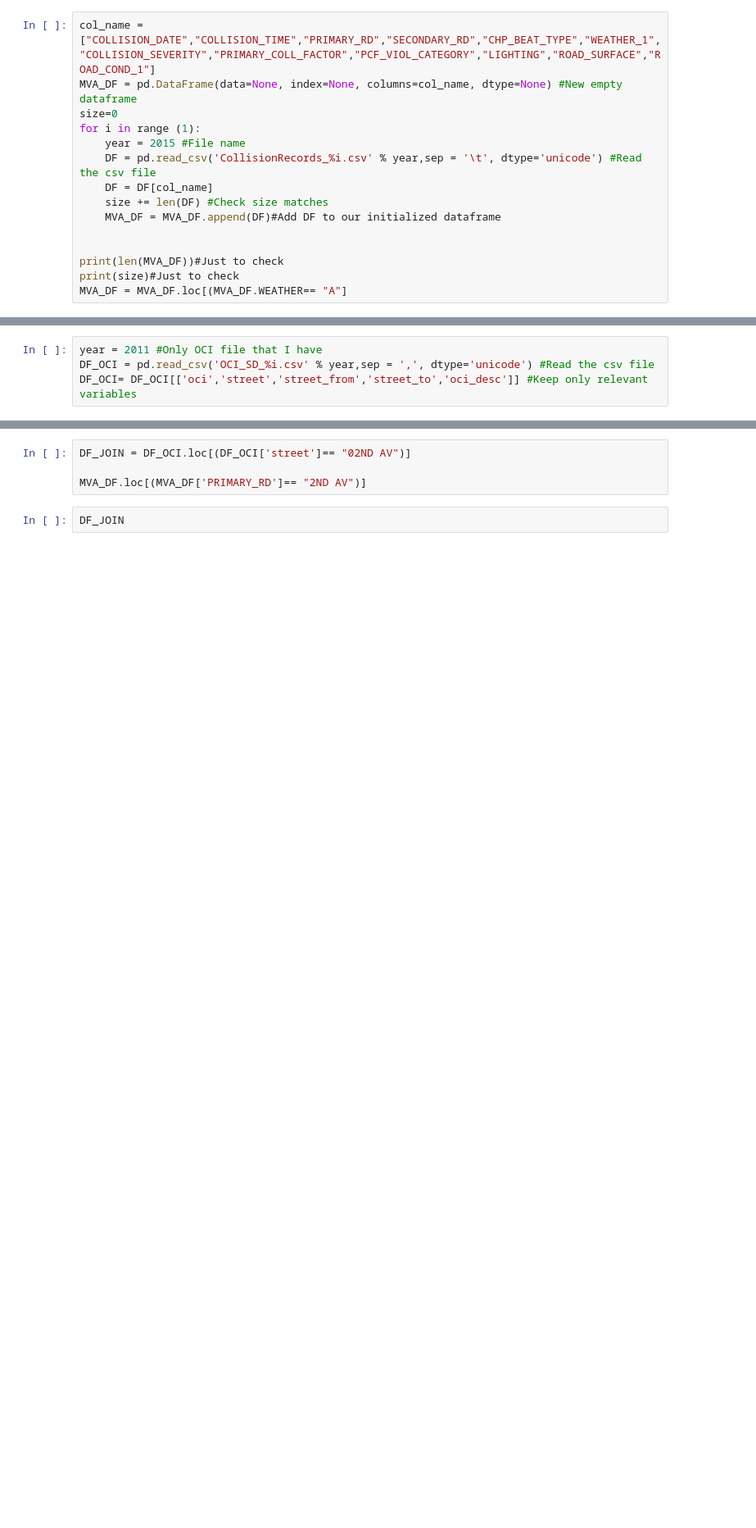
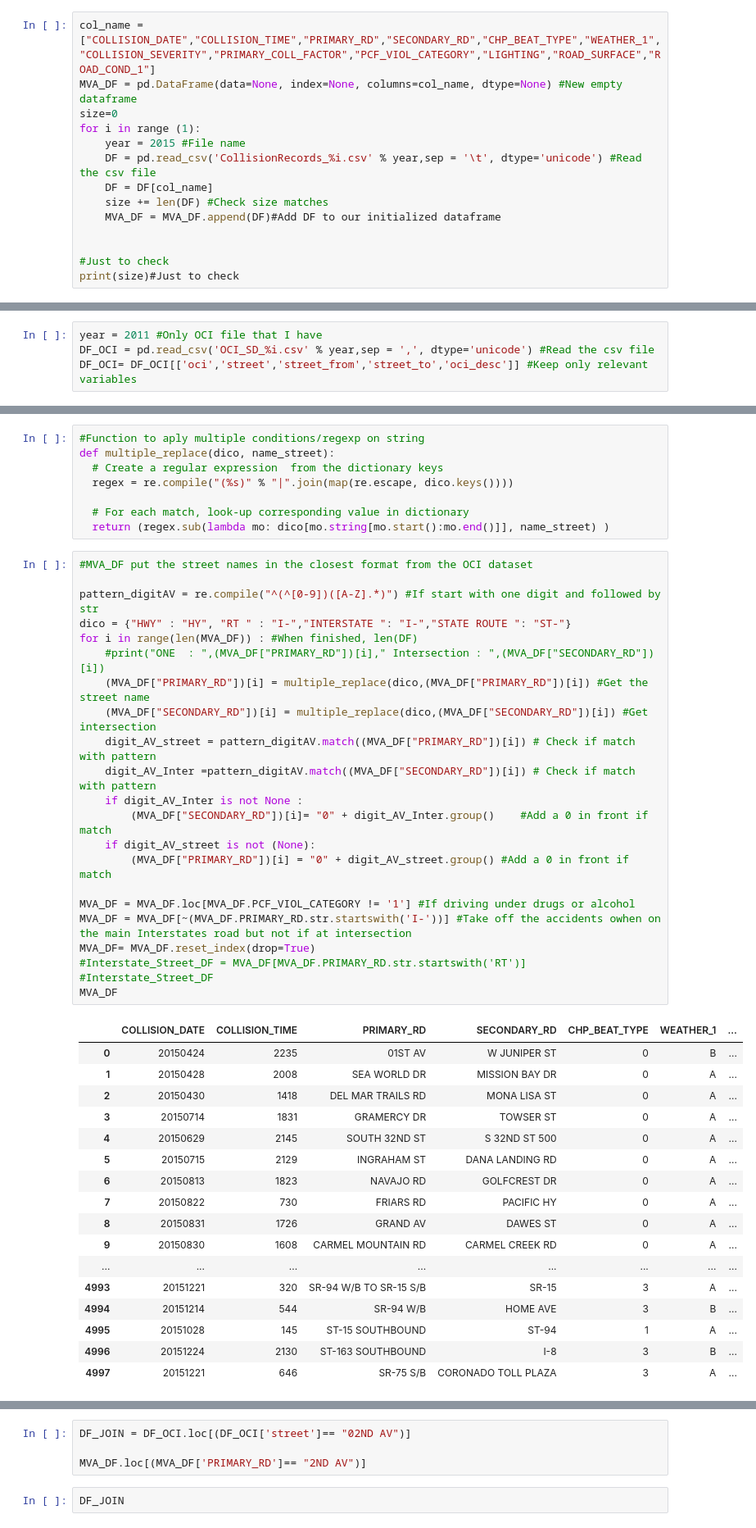
Before and after one commit to Abraine/State-of-SD-Infrastructure, a Jupyter notebook: Untitled.ipynb, the cells around one changed output, grey strips where cells are left out. Shown: that part at 82% size. Drawn from its saved outputs; the diff is of its cells as text; blank space fills up the shorter version.

```diff
--- a/Untitled.ipynb
+++ b/Untitled.ipynb
@@ -15,8 +15,7 @@ for i in range (1):
     MVA_DF = MVA_DF.append(DF)#Add DF to our initialized dataframe
 
 
-print(len(MVA_DF))#Just to check
+#Just to check
 print(size)#Just to check
-MVA_DF = MVA_DF.loc[(MVA_DF.WEATHER== "A"]
 # %% [output]
 10075
@@ -93,0 +26,48 @@ Street :  30TH ST  Intersection :  KALMIA ST
+# %%
+#Function to aply multiple conditions/regexp on string
+def multiple_replace(dico, name_street):
+  # Create a regular expression  from the dictionary keys
+  regex = re.compile("(%s)" % "|".join(map(re.escape, dico.keys())))
+
+  # For each match, look-up corresponding value in dictionary
+  return (regex.sub(lambda mo: dico[mo.string[mo.start():mo.end()]], name_street) )
+# %%
+#MVA_DF put the street names in the closest format from the OCI dataset
+
+pattern_digitAV = re.compile("^(^[0-9])([A-Z].*)") #If start with one digit and followed by str
+dico = {"HWY" : "HY", "RT " : "I-","INTERSTATE ": "I-","STATE ROUTE ": "ST-"}
+for i in range(len(MVA_DF)) : #When finished, len(DF)
+    #print("ONE  : ",(MVA_DF["PRIMARY_RD"])[i]," Intersection : ",(MVA_DF["SECONDARY_RD"])[i])
+    (MVA_DF["PRIMARY_RD"])[i] = multiple_replace(dico,(MVA_DF["PRIMARY_RD"])[i]) #Get the street name
+    (MVA_DF["SECONDARY_RD"])[i] = multiple_replace(dico,(MVA_DF["SECONDARY_RD"])[i]) #Get intersection
+    digit_AV_street = pattern_digitAV.match((MVA_DF["PRIMARY_RD"])[i]) # Check if match with pattern
+    digit_AV_Inter =pattern_digitAV.match((MVA_DF["SECONDARY_RD"])[i]) # Check if match with pattern
+    if digit_AV_Inter is not None :
+        (MVA_DF["SECONDARY_RD"])[i]= "0" + digit_AV_Inter.group()    #Add a 0 in front if match
+    if digit_AV_street is not (None):
+        (MVA_DF["PRIMARY_RD"])[i] = "0" + digit_AV_street.group() #Add a 0 in front if match
+
+MVA_DF = MVA_DF.loc[MVA_DF.PCF_VIOL_CATEGORY != '1'] #If driving under drugs or alcohol
+MVA_DF = MVA_DF[~(MVA_DF.PRIMARY_RD.str.startswith('I-'))] #Take off the accidents owhen on the main Interstates road but not if at intersection
+MVA_DF= MVA_DF.reset_index(drop=True)
+#Interstate_Street_DF = MVA_DF[MVA_DF.PRIMARY_RD.str.startswith('RT')]
+#Interstate_Street_DF
+MVA_DF
+# %% [output]
+|  | COLLISION_DATE | COLLISION_TIME | PRIMARY_RD | SECONDARY_RD | CHP_BEAT_TYPE | WEATHER_1 | ... |
+| 0 | 20150424 | 2235 | 01ST AV | W JUNIPER ST | 0 | B | ... |
+| 1 | 20150428 | 2008 | SEA WORLD DR | MISSION BAY DR | 0 | A | ... |
+| 2 | 20150430 | 1418 | DEL MAR TRAILS RD | MONA LISA ST | 0 | A | ... |
+| 3 | 20150714 | 1831 | GRAMERCY DR | TOWSER ST | 0 | A | ... |
+| 4 | 20150629 | 2145 | SOUTH 32ND ST | S 32ND ST 500 | 0 | A | ... |
+| 5 | 20150715 | 2129 | INGRAHAM ST | DANA LANDING RD | 0 | A | ... |
+| 6 | 20150813 | 1823 | NAVAJO RD | GOLFCREST DR | 0 | A | ... |
+| 7 | 20150822 | 730 | FRIARS RD | PACIFIC HY | 0 | A | ... |
+| 8 | 20150831 | 1726 | GRAND AV | DAWES ST | 0 | A | ... |
+| 9 | 20150830 | 1608 | CARMEL MOUNTAIN RD | CARMEL CREEK RD | 0 | A | ... |
+| ... | ... | ... | ... | ... | ... | ... | ... |
+| 4993 | 20151221 | 320 | SR-94 W/B TO SR-15 S/B | SR-15 | 3 | A | ... |
+| 4994 | 20151214 | 544 | SR-94 W/B | HOME AVE | 3 | B | ... |
+| 4995 | 20151028 | 145 | ST-15 SOUTHBOUND | ST-94 | 1 | A | ... |
+| 4996 | 20151224 | 2130 | ST-163 SOUTHBOUND | I-8 | 3 | B | ... |
+| 4997 | 20151221 | 646 | SR-75 S/B | CORONADO TOLL PLAZA | 3 | A | ... |
```
Also changed, not shown: parts of 6 cells of this notebook.
